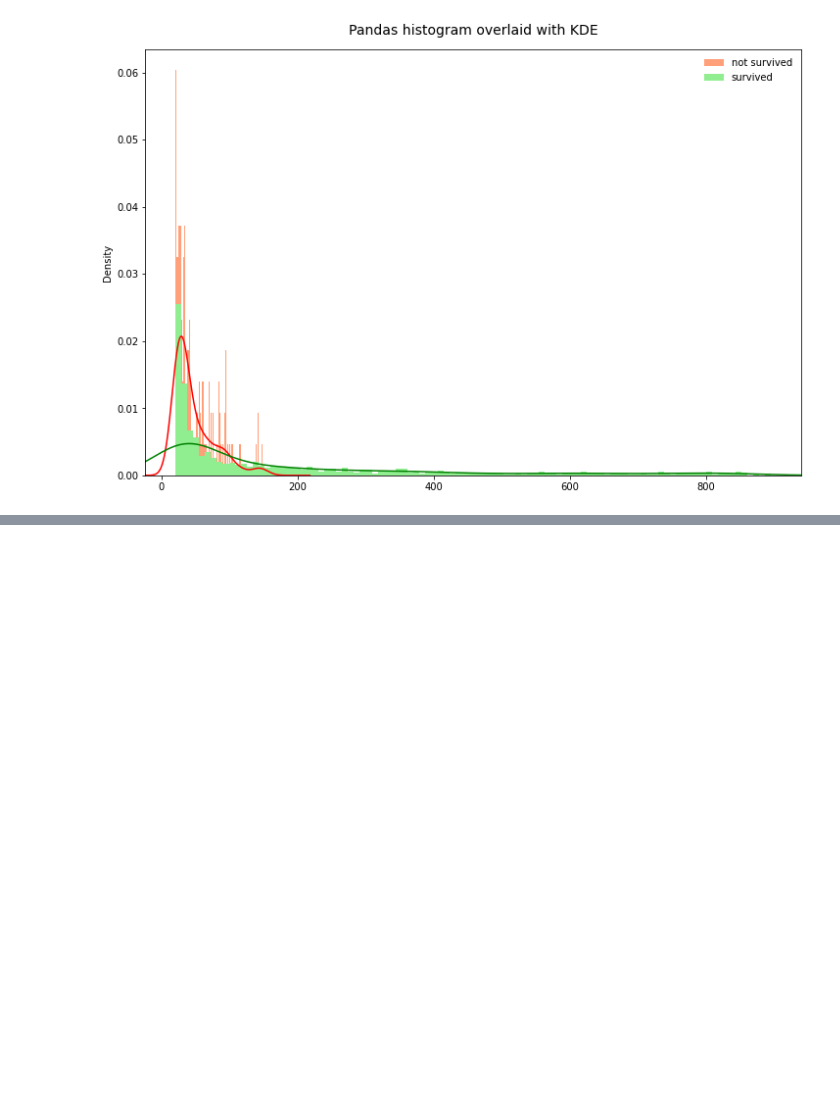
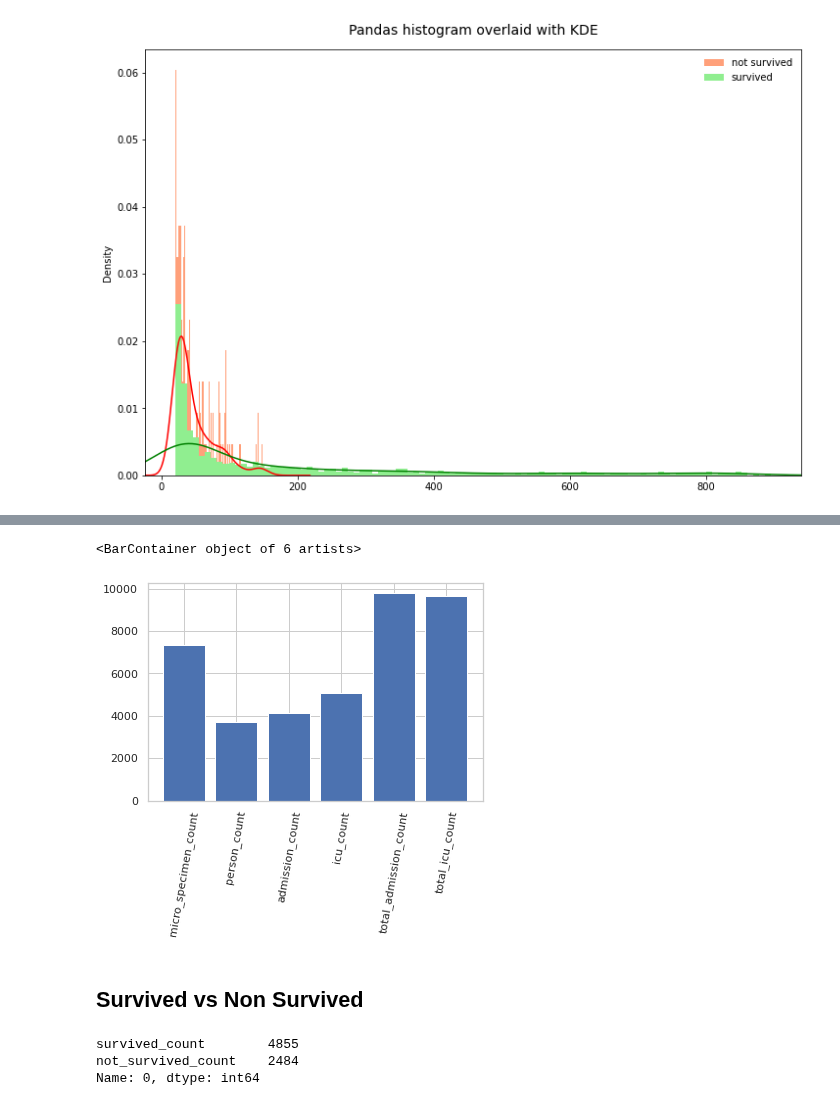
Before and after one commit to ryashpal/ML, a Jupyter notebook: mortality/sepsis_micro/02_explore_before.ipynb, the cells around one changed output, grey strips where cells are left out. Drawn from its saved outputs; the diff is of its cells as text; code cells hidden in the pictures; blank space fills up the shorter version.

```diff
--- a/mortality/sepsis_micro/02_explore_before.ipynb
+++ b/mortality/sepsis_micro/02_explore_before.ipynb
@@ -514,0 +556,3 @@ plt.show()
+# %%
+countsDf = pd.read_sql_query(countsQuery, con)
+countsDf.iloc[0, ]
@@ -514,0 +567,25 @@ plt.show()
+# %%
+from matplotlib import pyplot as plt
+
+plt.xticks(rotation = 80)
+plt.bar(x=countsDf.iloc[0, ].index, height=countsDf.iloc[0, ])
+# %% [output]
+<BarContainer object of 6 artists>
+[figure, added]
+# %% [markdown]
+## Survived vs Non Survived
+# %%
+survivedCountsQuery = """
+    select
+    sum(case when death_datetime is null then 1 else 0 end) as survived_count,
+    sum(case when death_datetime is not null then 1 else 0 end) as not_survived_count
+    from
+    sepsis_vb_48_va_0_lb_48_la_0.data_matrix_qc
+"""
+
+survivedCountsDf = pd.read_sql_query(survivedCountsQuery, con)
+survivedCountsDf.iloc[0, ]
+# %% [output]
+survived_count        4855
+not_survived_count    2484
+Name: 0, dtype: int64
```
Also changed, not shown: parts of 13 cells of this notebook, 2 other files.
